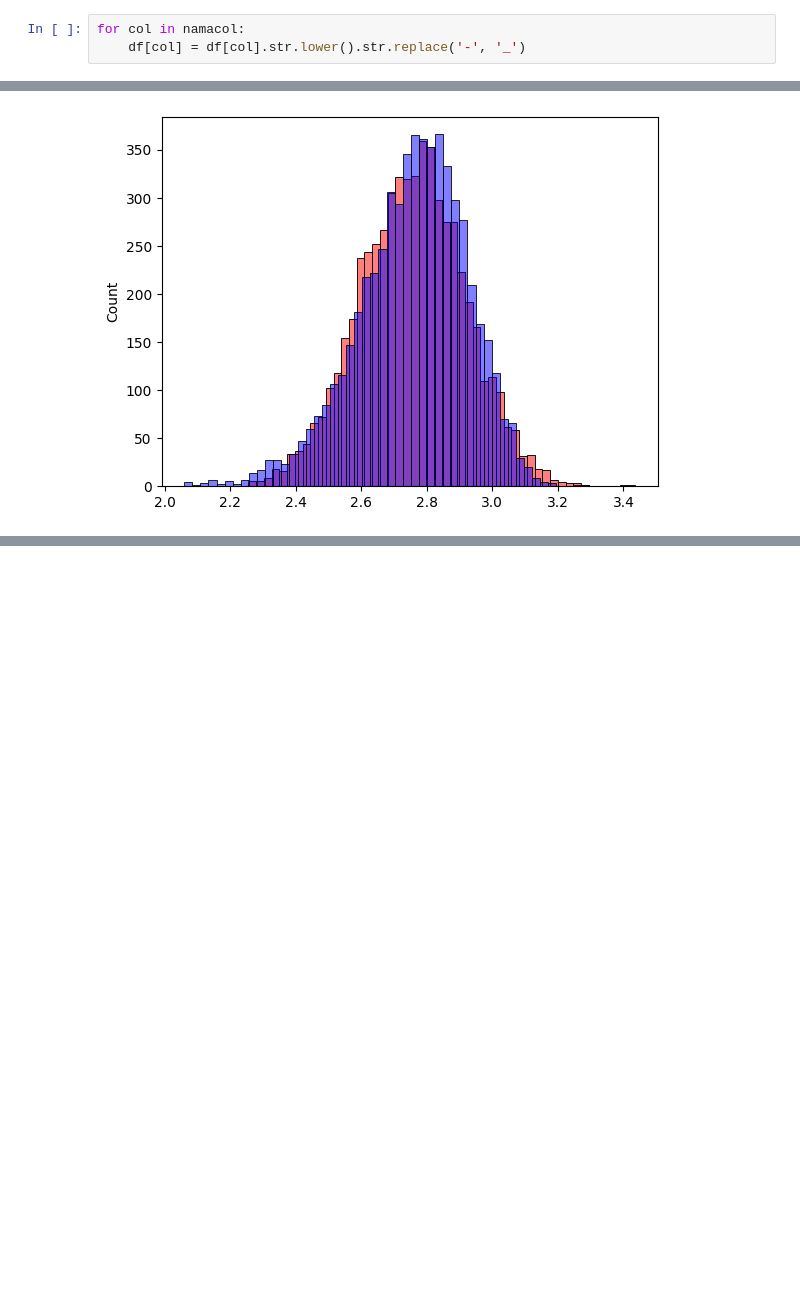
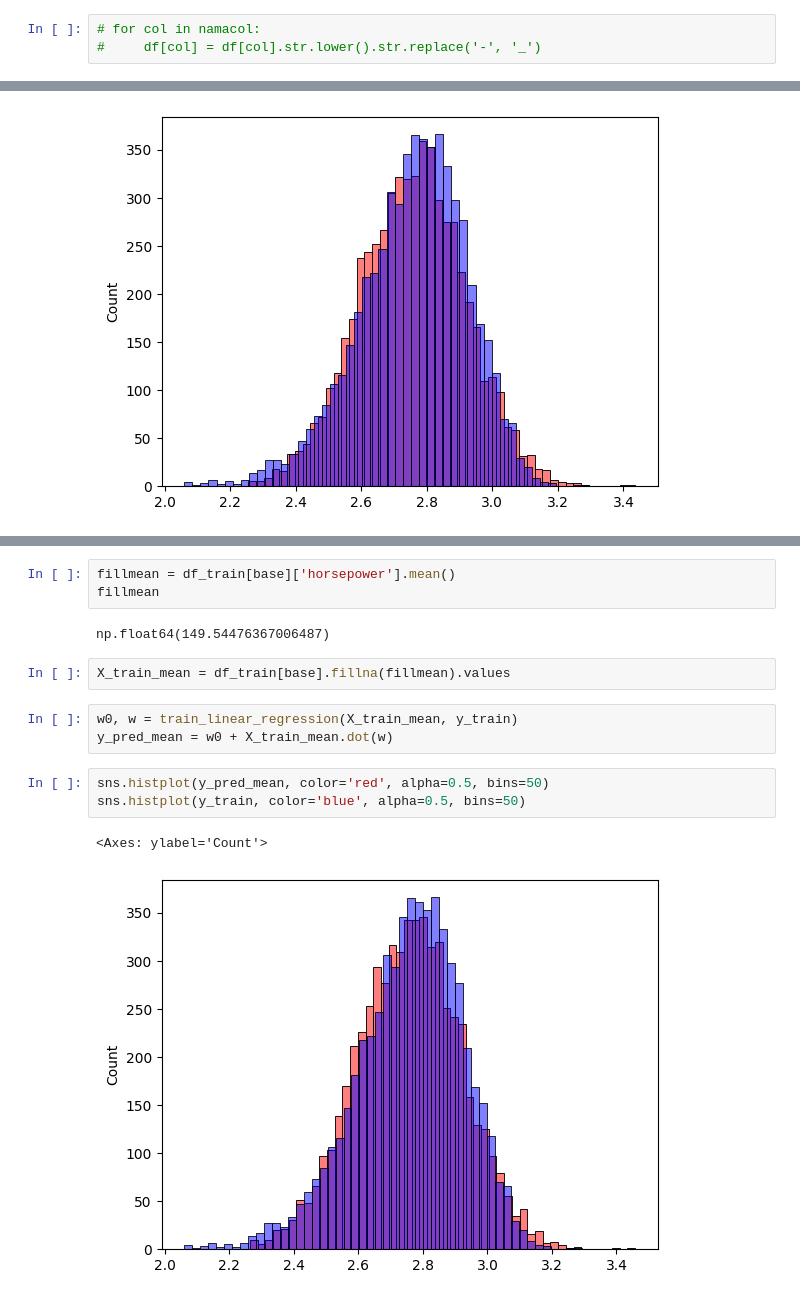
Before and after one commit to fenkhub/machine-learning-zoomcamp-homework, a Jupyter notebook: 02-Regression/homework-02.ipynb, the cells around one changed output, grey strips where cells are left out. Saved outputs shown, nothing was run; the diff lists cells and outputs as text; blank space fills up the shorter version.

```diff
--- a/02-Regression/homework-02.ipynb
+++ b/02-Regression/homework-02.ipynb
@@ -101,5 +101,5 @@ namacol
 # %% [output]
 ['engine_displacement', 'horsepower', 'vehicle_weight', 'model_year']
 # %%
-for col in namacol:
-    df[col] = df[col].str.lower().str.replace('-', '_')
+# for col in namacol:
+#     df[col] = df[col].str.lower().str.replace('-', '_')
@@ -253,0 +260,16 @@ sns.histplot(y_train, color='blue', alpha=0.5, bins=50)
+# %%
+fillmean = df_train[base]['horsepower'].mean()
+fillmean
+# %% [output]
+np.float64(149.54476367006487)
+# %%
+X_train_mean = df_train[base].fillna(fillmean).values
+# %%
+w0, w = train_linear_regression(X_train_mean, y_train)
+y_pred_mean = w0 + X_train_mean.dot(w)
+# %%
+sns.histplot(y_pred_mean, color='red', alpha=0.5, bins=50)
+sns.histplot(y_train, color='blue', alpha=0.5, bins=50)
+# %% [output]
+<Axes: ylabel='Count'>
+[figure, added]
```
Also changed, not shown: parts of 25 cells of this notebook.
